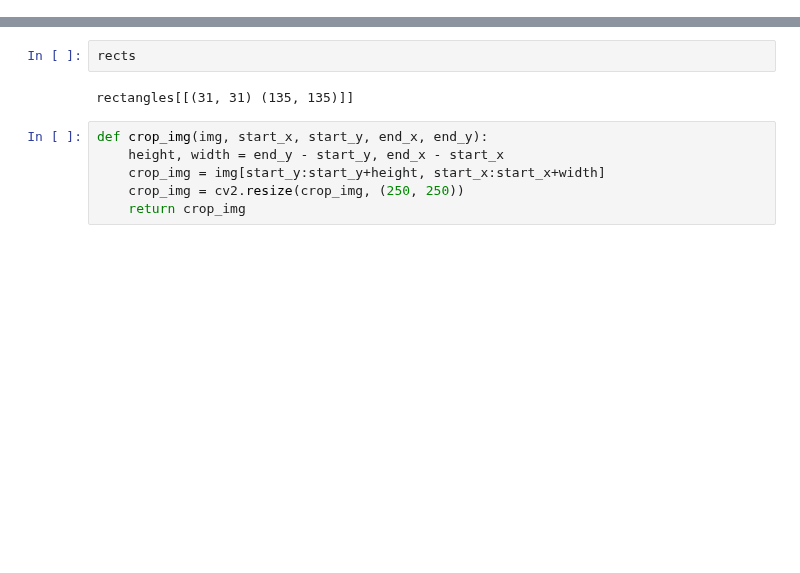
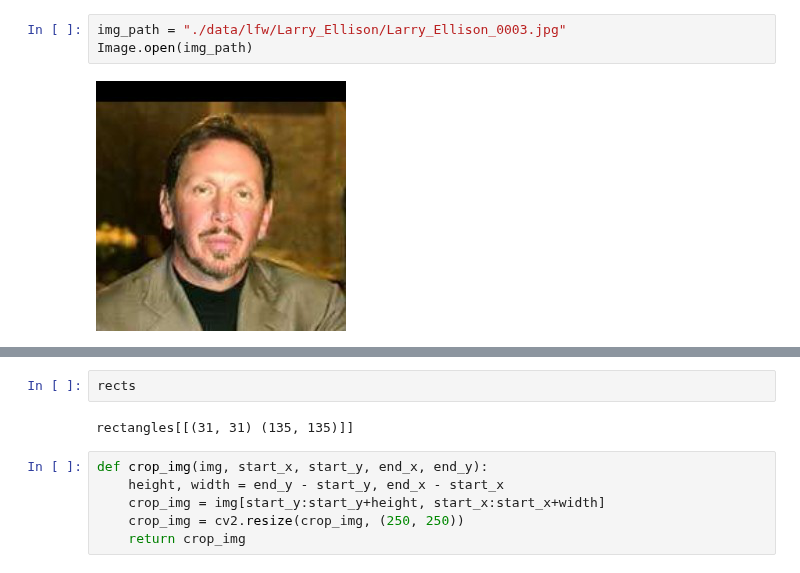
Before and after one commit to Neihtq/fasecure, a Jupyter notebook: self_cropping.ipynb, the cells around one changed output, grey strips where cells are left out. Saved outputs shown, nothing was run; the diff lists cells and outputs as text; blank space fills up the shorter version.

```diff
--- a/self_cropping.ipynb
+++ b/self_cropping.ipynb
@@ -53,0 +59,5 @@ len(rects)
+# %%
+img_path = "./data/lfw/Larry_Ellison/Larry_Ellison_0003.jpg"
+Image.open(img_path)
+# %% [output]
+[figure, added]
```
Also changed, not shown: parts of 12 cells of this notebook, 4 other files.
